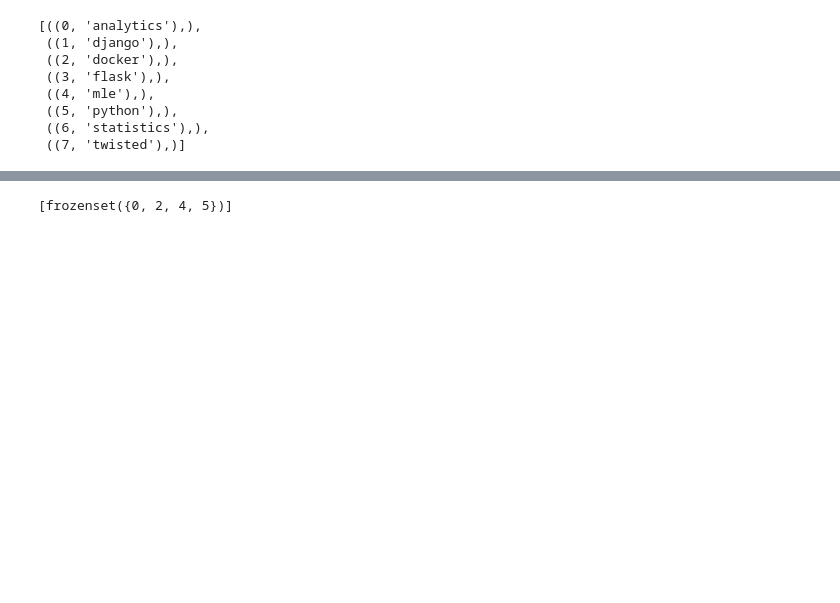
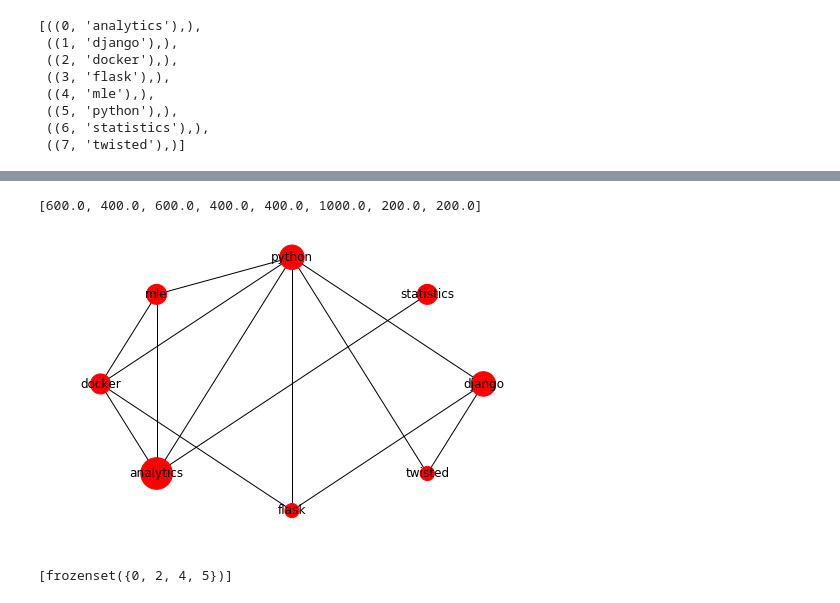
Before and after one commit to JonathanHourany/python_algos_and_challenges, a Jupyter notebook: graphs/Co-occurrence Graph .ipynb, the cells around one changed output, grey strips where cells are left out. Drawn from its saved outputs; the diff is of its cells as text; code cells hidden in the pictures; blank space fills up the shorter version.

Commit message:
Worked on graph output

```diff
--- a/graphs/Co-occurrence Graph .ipynb
+++ b/graphs/Co-occurrence Graph .ipynb
@@ -40,3 +43,16 @@ nx.clustering(G)
+# %%
+[(u, v, d) for (u, v, d) in G.edges(data=True)]
+
+highest_weight = np.max(cooc)
+node_sizes = [1000 * np.max(row)/highest_weight for row in cooc]
+
+node_sizes
+# %% [output]
+[600.0, 400.0, 600.0, 400.0, 400.0, 1000.0, 200.0, 200.0]
+# %%
+nx.draw(G, nx.circular_layout(G), edges=G.edges, with_labels=True, node_size=node_sizes)
+# %% [output]
+[figure, added]
 # %%
 list(nx.algorithms.community.kclique.k_clique_communities(G, 4))
 # %% [output]
```
Also changed, not shown: parts of 4 cells of this notebook.
